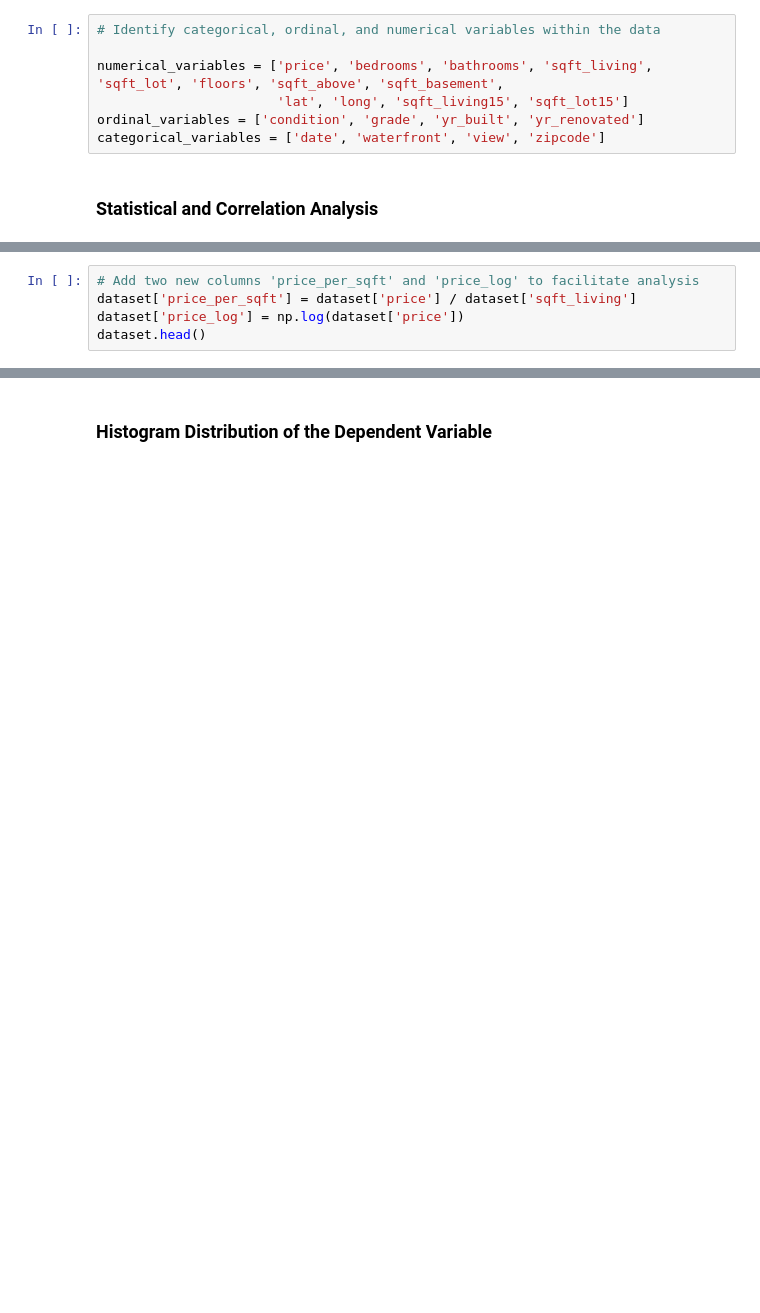
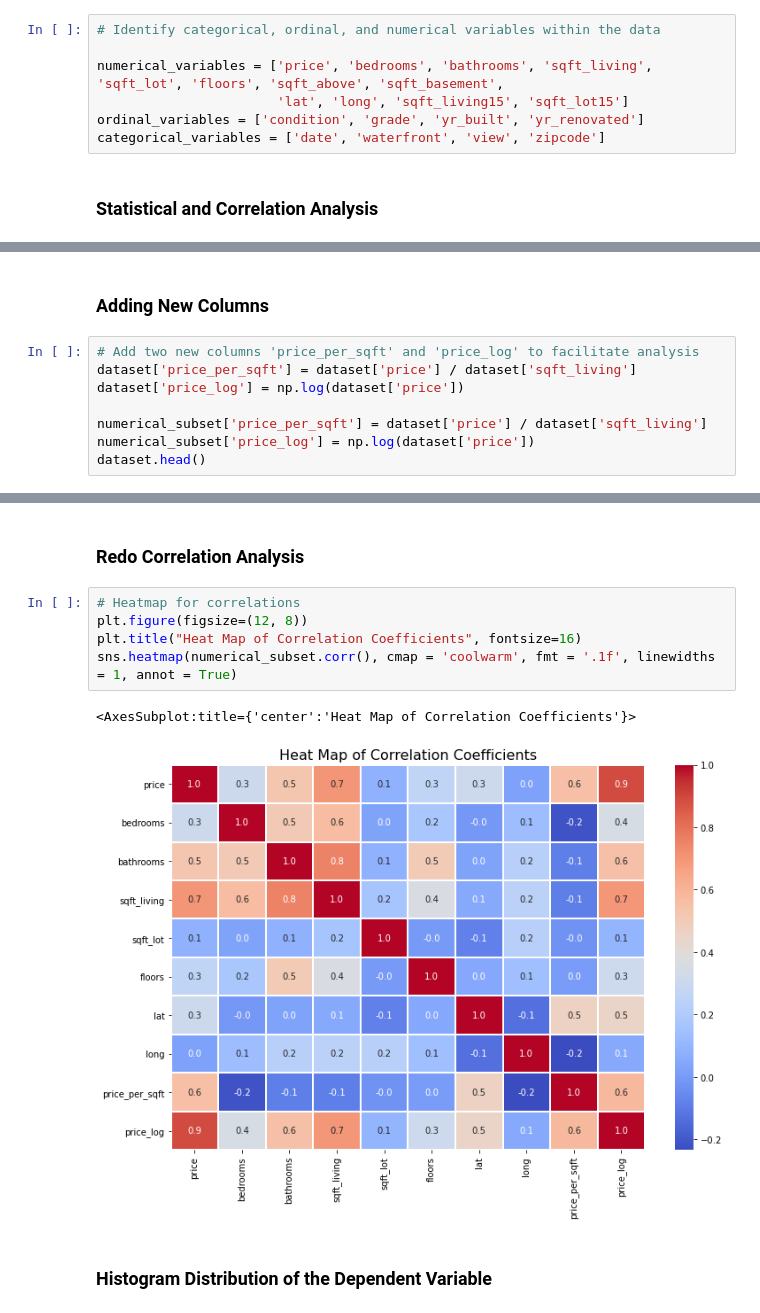
Before and after one commit to Bethany-Wang/ADS500B, a Jupyter notebook: project_Bethany.ipynb, the cells around one changed output, grey strips where cells are left out. Cells and saved outputs as stored; diff of their text form; blank space fills up the shorter version.

```diff
--- a/project_Bethany.ipynb
+++ b/project_Bethany.ipynb
@@ -155,7 +170,12 @@ dataset.describe()
+# %% [markdown]
+### Adding New Columns
 # %%
 # Add two new columns 'price_per_sqft' and 'price_log' to facilitate analysis
 dataset['price_per_sqft'] = dataset['price'] / dataset['sqft_living']
 dataset['price_log'] = np.log(dataset['price'])
+
+numerical_subset['price_per_sqft'] = dataset['price'] / dataset['sqft_living']
+numerical_subset['price_log'] = np.log(dataset['price'])
 dataset.head()
 # %% [output]
 |  | date | price | bedrooms | bathrooms | sqft_living | sqft_lot | floors | waterfront | view | condition | ... |
@@ -164,6 +184,16 @@ dataset.head()
 | 2 | 20150225T000000 | 180000.0 | 2.0 | 1.00 | 770.0 | 10000.0 | 1.0 | 0 | 0 | 3 | ... |
 | 3 | 20141209T000000 | 604000.0 | 4.0 | 3.00 | 1960.0 | 5000.0 | 1.0 | 0 | 0 | 5 | ... |
 | 4 | 20150218T000000 | 510000.0 | 3.0 | 2.00 | 1680.0 | 8080.0 | 1.0 | 0 | 0 | 3 | ... |
+# %% [markdown]
+### Redo Correlation Analysis
+# %%
+# Heatmap for correlations
+plt.figure(figsize=(12, 8))
+plt.title("Heat Map of Correlation Coefficients", fontsize=16)
+sns.heatmap(numerical_subset.corr(), cmap = 'coolwarm', fmt = '.1f', linewidths = 1, annot = True)
+# %% [output]
+<AxesSubplot:title={'center':'Heat Map of Correlation Coefficients'}>
+[figure, added]
 # %% [markdown]
 ### Histogram Distribution of the Dependent Variable
 # %%
```
Also changed, not shown: parts of 22 cells of this notebook.
